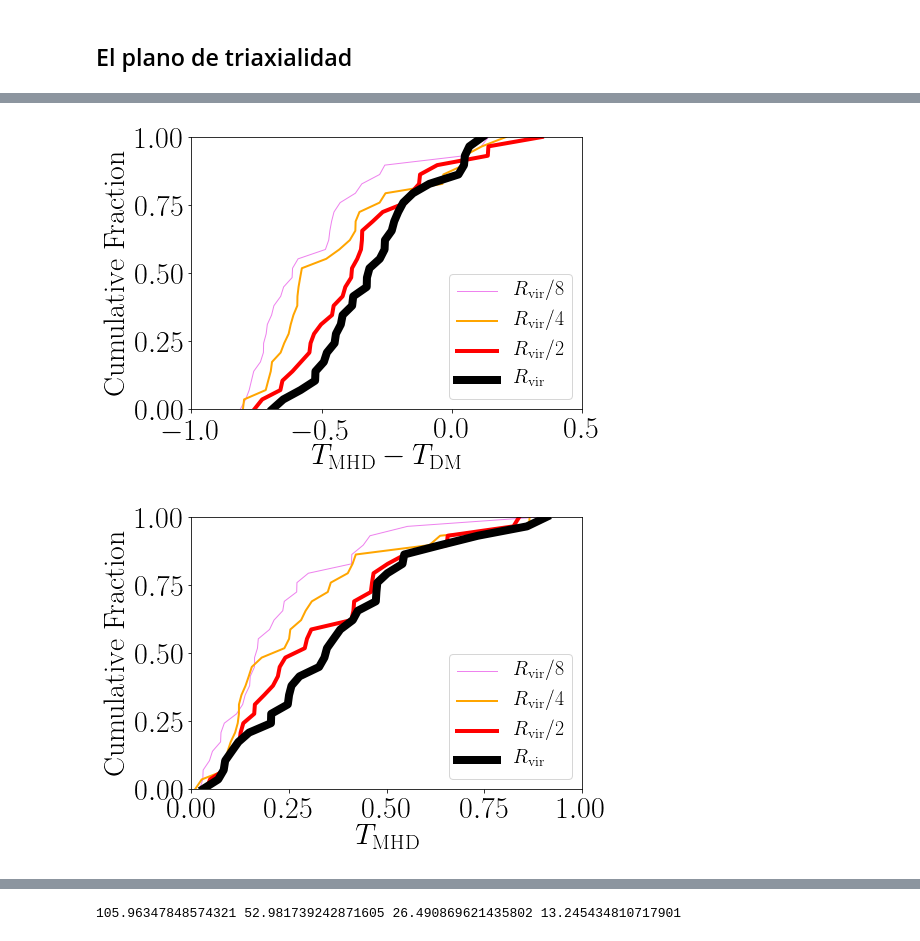
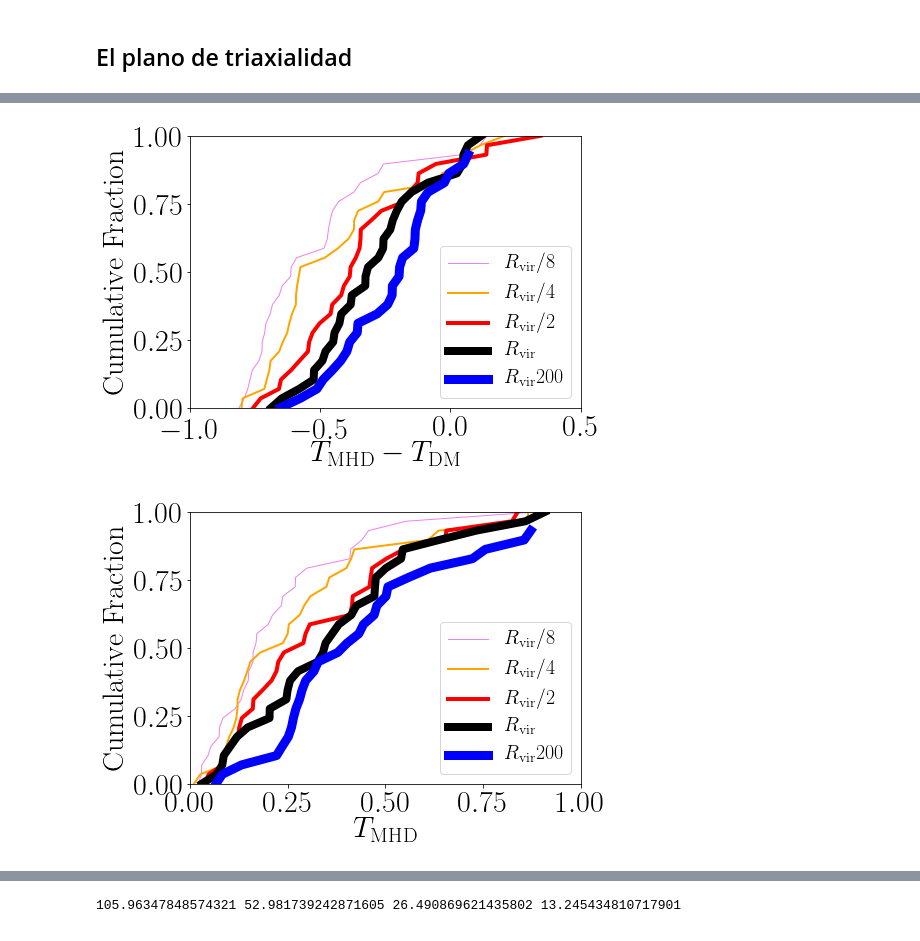
Before and after one commit to jdprada1760/Paper_Halo_shapes, a Jupyter notebook: Code/Triaxial_Plane.ipynb, the cells around one changed output, grey strips where cells are left out. Saved outputs shown, nothing was run; the diff lists cells and outputs as text; code cells hidden in the pictures.

Commit message:
Added Rvir 200 at z = 0

```diff
--- a/Code/Triaxial_Plane.ipynb
+++ b/Code/Triaxial_Plane.ipynb
@@ -69,0 +72,5 @@ def read_csv(filename,skip_header=1):
+# %%
+# The virial radius R200
+import pandas as pd
+Rvir200 = pd.read_csv('../Data/Halo_General/RVir200.csv')
+Rvir200.keys()
@@ -111,16 +192,19 @@ Para el archivo de vectores de ejes principales el formato sigue la misma logica
 # Se obtienen los resultados en terminos de arrays
 
 # RADII SAMPLED
-rad_sampl = ['12.5%Rvir'
-            ,'25%Rvir'
-            ,'50%Rvir'
-            ,'100%Rvir'
+rad_sampl = ['12.5%Rvir500'
+            ,'25%Rvir500'
+            ,'50%Rvir500'
+            ,'100%Rvir500'
+            ,'100%Rvir200'
             ,'Stellar Disk']
 
 # AXES
 axes = np.reshape(axes,(2*nhalos,5,3)) # contains DM and MHD (2*nhalos) axes (3) sampled at (5) radii
 axesMHD = axes[::2] #organized halo1MHD,halo1DM,halo2MHD,halo2DM....
+axesMHD = np.insert(axesMHD,4,axes_Rvir_MHD,axis=1)
 axesDM = axes[1::2]
+axesDM = np.insert(axesDM,4,axes_Rvir_DM,axis=1)
 
 # indices > haloid, rad_sampled, axis id
 
@@ -158,10 +242,10 @@ for axe,name in (zip([axesDM,axesMHD],['DM','MHD'])):
     fig = plt.figure(figsize=(10,10))
     ax = fig.add_subplot(111,aspect='equal')
 
-    ax.plot(summary[0,:,0],summary[1,:,0],'ro',markersize=10,label= r"$R_{1/8}$" ) # 1/8 R
+    ax.plot(summary[0,:,0],summary[1,:,0],'ro',markersize=10,label= r"$R500_{1/8}$" ) # 1/8 R
     ax.errorbar(mean[0,0],mean[1,0],fmt='o', color='crimson' ,xerr=[[std1[0,0],std2[0,0]]],yerr=[[std1[1,0],std2[1,0]]])
     #ax.plot(summary[0,:,-3],summary[1,:,-3],'^',color='springgreen',markersize=10,label= r"$R_{1/2}$" ) # 1 R
-    ax.plot(summary[0,:,-2],summary[1,:,-2],'s',color='midnightblue',markersize=10,label= r"$R$" ) # 1 R
+    ax.plot(summary[0,:,-2],summary[1,:,-2],'s',color='midnightblue',markersize=10,label= r"$R200$" ) # 1 R
     ax.errorbar(mean[0,-2],mean[1,-2],fmt='s',color='darkblue',xerr=[[std1[0,-2],std2[0,-2]]],yerr=[[std1[1,-2],std2[1,-2]]])
 
 
@@ -199,6 +283,6 @@ for axe,name in (zip([axesDM,axesMHD],['DM','MHD'])):
     ax.plot([0,1],[0,1],color='black')
     plt.legend(loc=0)
     #plt.show()
-    plot_name = '../Data/Halo_General/Lvl_4_Triax_Plane_'+name+'.png'
+    plot_name = '../Data/Halo_General/Lvl_4_Triax_Plane_'+name+'.pdf'
     plt.savefig(plot_name,bbox_inches='tight')
 # %% [output]
@@ -248,6 +332,8 @@ plt.plot(np.sort(delta_T[:,0]), np.linspace(0,1,30), label=r'$R_{\rm vir}/8$', l
 plt.plot(np.sort(delta_T[:,1]), np.linspace(0,1,30), label=r'$R_{\rm vir}/4$', linewidth=2, color='orange')
 plt.plot(np.sort(delta_T[:,2]), np.linspace(0,1,30), label=r'$R_{\rm vir}/2$', linewidth=4, color='red')
 plt.plot(np.sort(delta_T[:,3]), np.linspace(0,1,30), label=r'$R_{\rm vir}$', linewidth=8, color='black')
+plt.plot(np.sort(delta_T[:,4]), np.linspace(0,1,30), label=r'$R_{\rm vir}200$', linewidth=9, color='blue')
+
 
 plt.xlabel(r"$T_{\rm MHD} - T_{\rm DM}$")
 plt.ylabel("Cumulative Fraction")
@@ -256,23 +342,25 @@ plt.ylim([0,1])
 plt.legend(fontsize=20)
 plt.savefig("../Document/delta_triaxialiy_distro.pdf", bbox_inches='tight')
 # %% [output]
-[figure, old version]
+[figure, new version]
 # %%
 plt.figure(figsize=(7,5))
 
 plt.plot(np.sort(T_MHD[:,0]), np.linspace(0,1,30), label=r'$R_{\rm vir}/8$', linewidth=1, color='violet')
 plt.plot(np.sort(T_MHD[:,1]), np.linspace(0,1,30), label=r'$R_{\rm vir}/4$', linewidth=2, color='orange')
 plt.plot(np.sort(T_MHD[:,2]), np.linspace(0,1,30), label=r'$R_{\rm vir}/2$', linewidth=4, color='red')
 plt.plot(np.sort(T_MHD[:,3]), np.linspace(0,1,30), label=r'$R_{\rm vir}$', linewidth=8, color='black')
+plt.plot(np.sort(T_MHD[:,4]), np.linspace(0,1,30), label=r'$R_{\rm vir}200$', linewidth=9, color='blue')
+
 
 plt.xlabel(r"$T_{\rm MHD}$")
 plt.ylabel("Cumulative Fraction")
 plt.xlim([0,1.0])
 plt.ylim([0,1])
 plt.legend(fontsize=20)
 plt.savefig("../Document/triaxialiy_distro_MHD.pdf", bbox_inches='tight')
 # %% [output]
-[figure, old version]
+[figure, new version]
 # %%
 plt.figure(figsize=(7,5))
 plt.plot(np.sort(T_DM[:,0]), np.linspace(0,1,30), label=r'$R_{\rm vir}/8$', linewidth=1, color='violet')
```
Also changed, not shown: parts of 9 cells of this notebook, 1 other file.
